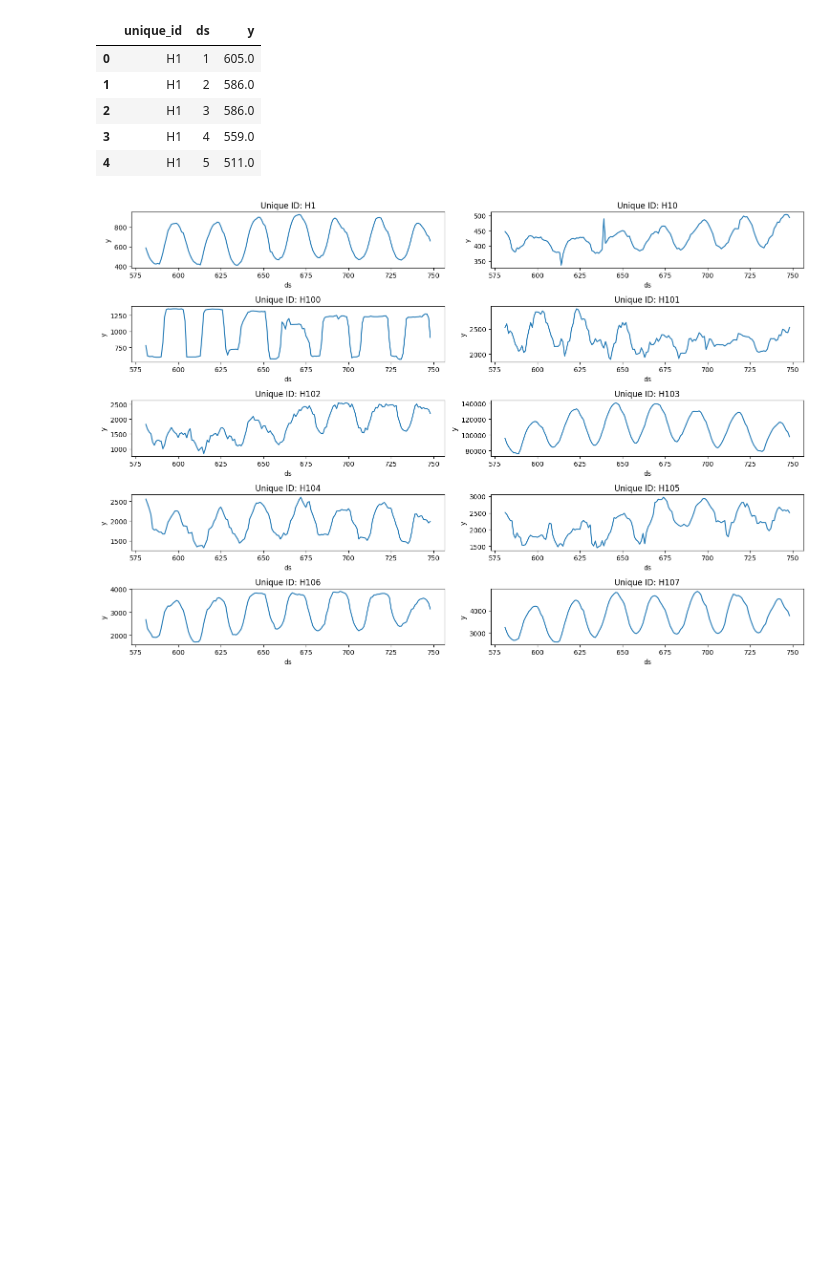
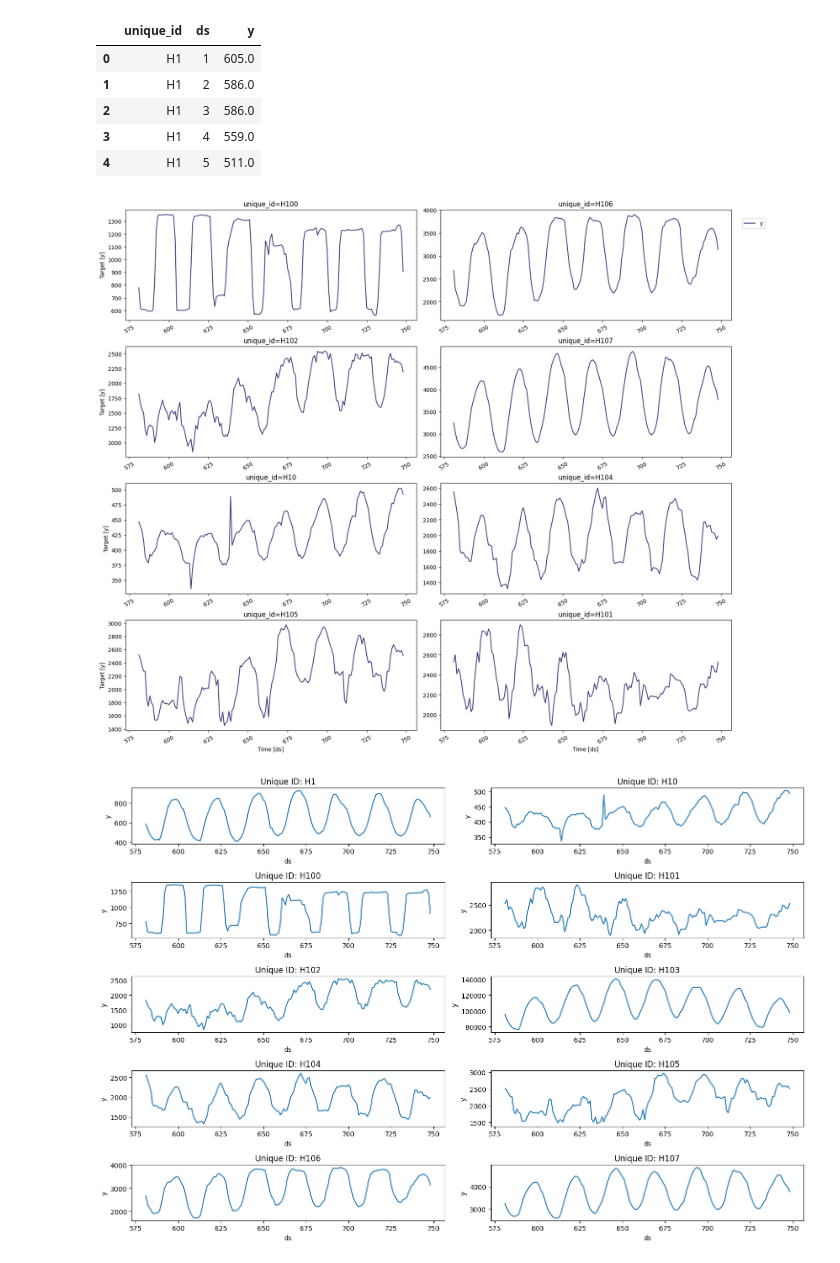
Before and after one commit to DavidGuzzi/TSA, a Jupyter notebook: Nixtla/SF.ipynb, the cells around one changed output. Cells and saved outputs as stored; diff of their text form; code cells hidden in the pictures; blank space fills up the shorter version.

```diff
--- a/Nixtla/SF.ipynb
+++ b/Nixtla/SF.ipynb
@@ -73,6 +73,11 @@ Y_df.head()
 uids = Y_df['unique_id'].unique()[:10] # Select 10 ids to make the example faster
 Y_df = Y_df.query('unique_id in @uids')
 Y_df = Y_df.groupby('unique_id').tail(7 * 24) #Select last 7 days of data to make example faster
+# %%
+from statsforecast import StatsForecast
+StatsForecast.plot(Y_df)
+# %% [output]
+[figure, added]
 # %%
 import matplotlib.pyplot as plt
 
```
